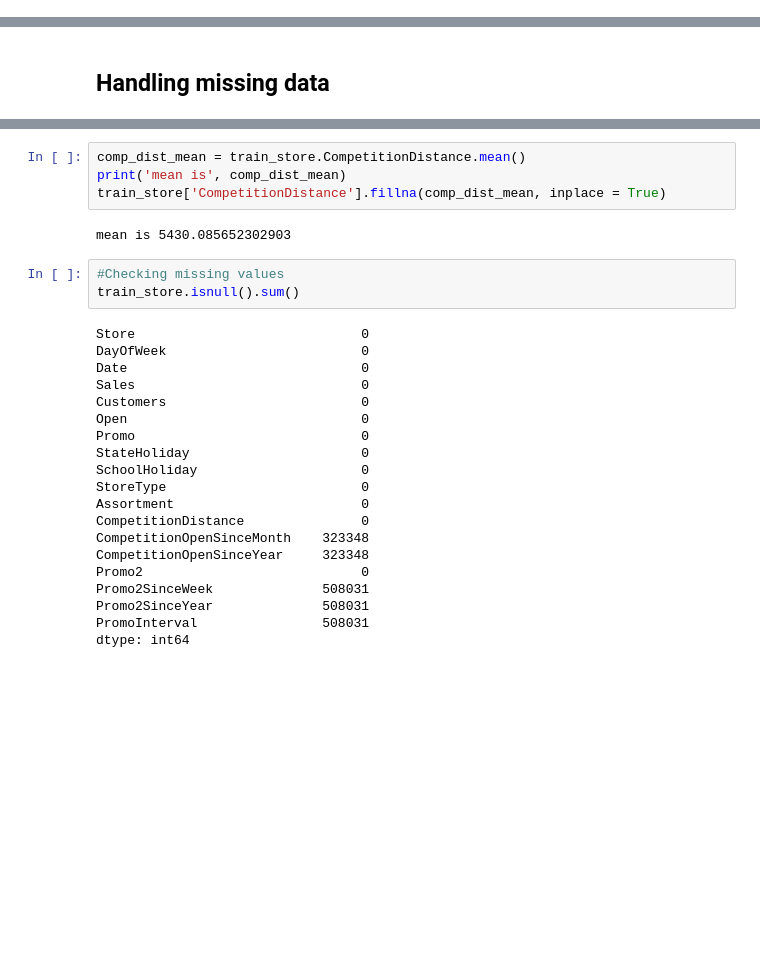
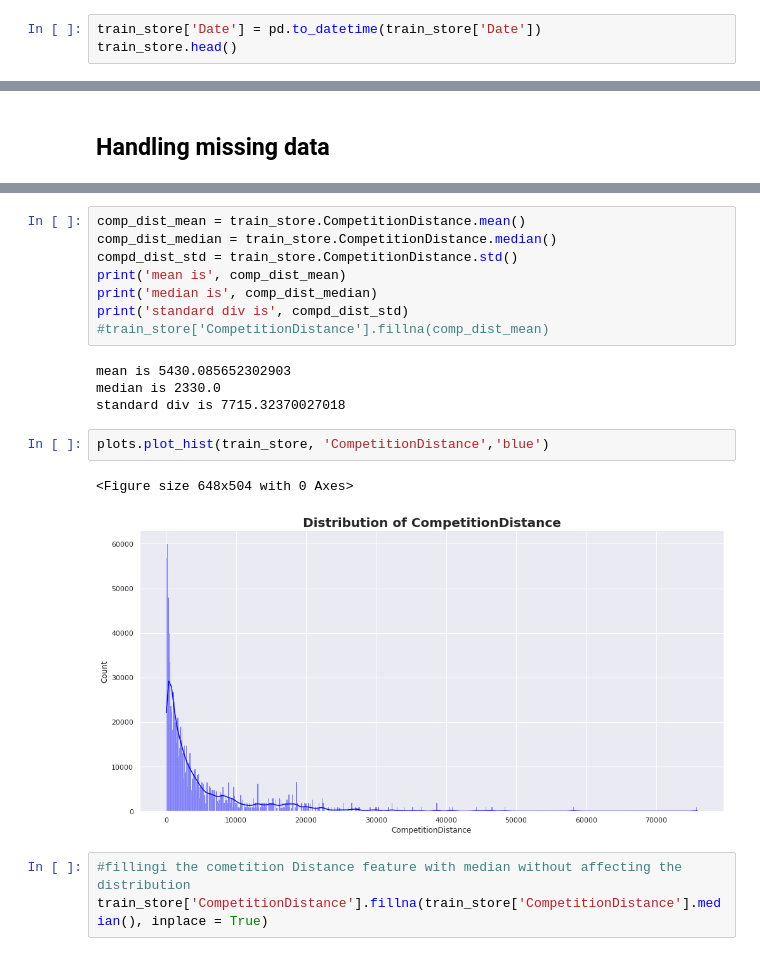
Before and after one commit to heavye/pharma, a Jupyter notebook: EDA.ipynb, the cells around one changed output, grey strips where cells are left out. Cells and saved outputs as stored; diff of their text form; blank space fills up the shorter version.

Commit message:
train_store data cleaned

```diff
--- a/EDA.ipynb
+++ b/EDA.ipynb
@@ -99,3 +99,6 @@ train_store.head()
 | 2 | 1 | 3 | 2015-07-29 | 4782 | 523 | 1 | 1 | 0 | 1 | ... |
 | 3 | 1 | 2 | 2015-07-28 | 5011 | 560 | 1 | 1 | 0 | 1 | ... |
 | 4 | 1 | 1 | 2015-07-27 | 6102 | 612 | 1 | 1 | 0 | 1 | ... |
+# %%
+train_store['Date'] = pd.to_datetime(train_store['Date'])
+train_store.head()
@@ -130,29 +171,20 @@ train_store.shape
 # %%
 comp_dist_mean = train_store.CompetitionDistance.mean()
+comp_dist_median = train_store.CompetitionDistance.median()
+compd_dist_std = train_store.CompetitionDistance.std()
 print('mean is', comp_dist_mean)
-train_store['CompetitionDistance'].fillna(comp_dist_mean, inplace = True)
+print('median is', comp_dist_median)
+print('standard div is', compd_dist_std)
+#train_store['CompetitionDistance'].fillna(comp_dist_mean)
 # %% [output]
 mean is 5430.085652302903
+median is 2330.0
+standard div is 7715.32370027018
+# %%
+plots.plot_hist(train_store, 'CompetitionDistance','blue')
+# %% [output]
+<Figure size 648x504 with 0 Axes>
+[figure, added]
 # %%
-#Checking missing values
-train_store.isnull().sum()
+#fillingi the cometition Distance feature with median without affecting the distribution
+train_store['CompetitionDistance'].fillna(train_store['CompetitionDistance'].median(), inplace = True)
-# %% [output]
-Store                             0
-DayOfWeek                         0
-Date                              0
-Sales                             0
-Customers                         0
-Open                              0
-Promo                             0
-StateHoliday                      0
-SchoolHoliday                     0
-StoreType                         0
-Assortment                        0
-CompetitionDistance               0
-CompetitionOpenSinceMonth    323348
-CompetitionOpenSinceYear     323348
-Promo2                            0
-Promo2SinceWeek              508031
-Promo2SinceYear              508031
-PromoInterval                508031
-dtype: int64
```
Also changed, not shown: parts of 26 cells of this notebook.
